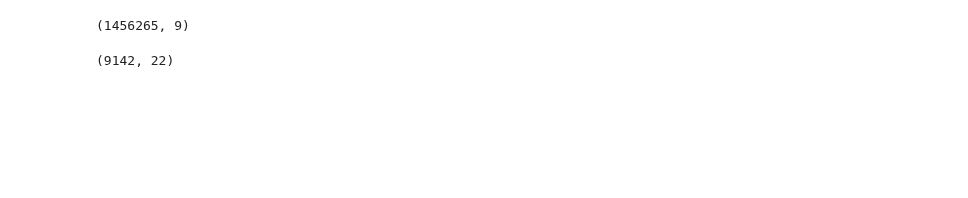
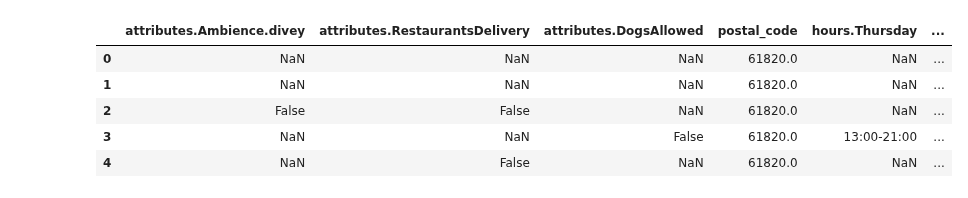
Before and after one commit to xuwd11/Recommender_Systems, a Jupyter notebook: 02_data_wrangling_2.ipynb, the cells around one changed output. Saved outputs shown, nothing was run; the diff lists cells and outputs as text; code cells hidden in the pictures; blank space fills up the shorter version.

```diff
--- a/02_data_wrangling_2.ipynb
+++ b/02_data_wrangling_2.ipynb
@@ -111,20 +20,17 @@ def get_city(city, df_business=df_business, df_review=df_review, df_user=df_user
-# %%
-dfb, dfr, dfu, datar = get_city('Las Vegas')
-print(dfr.shape)
-data_dir = 'data/Las_Vegas/'
-dfr.to_csv(data_dir + 'review.csv', index=False)
-dfb.to_csv(data_dir + 'business.csv', index=False)
-dfu.to_csv(data_dir + 'user.csv', index=False)
-datar.to_csv(data_dir + 'data_review.csv', index=False)
-# %% [output]
-(1456265, 9)
-# %%
-dfb, dfr, dfu, datar = get_city('Champaign')
-print(dfu.shape)
-data_dir = 'data/Champaign/'
-dfr.to_csv(data_dir + 'review.csv', index=False)
-dfb.to_csv(data_dir + 'business.csv', index=False)
-dfu.to_csv(data_dir + 'user.csv', index=False)
-datar.to_csv(data_dir + 'data_review.csv', index=False)
-# %% [output]
-(9142, 22)
+# %%
+# load data
+
+data_dir = 'data/Champaign/'
+dfb = pd.read_csv(data_dir + 'business.csv', encoding='latin-1')
+dfr = pd.read_csv(data_dir + 'review.csv', encoding='latin-1')
+dfu = pd.read_csv(data_dir + 'user.csv', encoding='latin-1')
+datar = pd.read_csv(data_dir + 'data_review.csv', encoding='latin-1')
+# %%
+dfb.head()
+# %% [output]
+|  | attributes.Ambience.divey | attributes.RestaurantsDelivery | attributes.DogsAllowed | postal_code | hours.Thursday | ... |
+| 0 | NaN | NaN | NaN | 61820.0 | NaN | ... |
+| 1 | NaN | NaN | NaN | 61820.0 | NaN | ... |
+| 2 | False | False | NaN | 61820.0 | NaN | ... |
+| 3 | NaN | NaN | False | 61820.0 | 13:00-21:00 | ... |
+| 4 | NaN | False | NaN | 61820.0 | NaN | ... |
```
Also changed, not shown: parts of 13 cells of this notebook, 5 other files.
